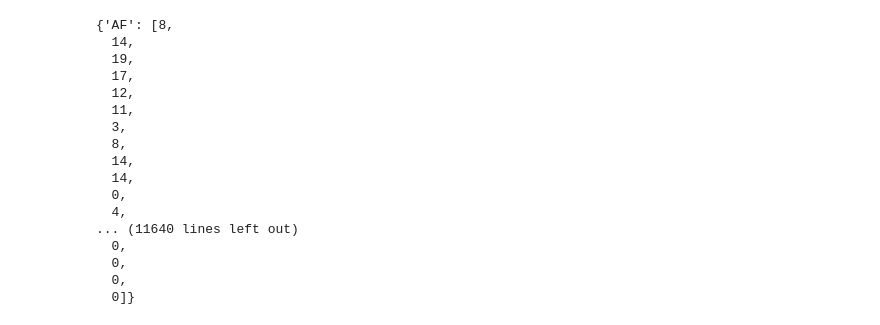
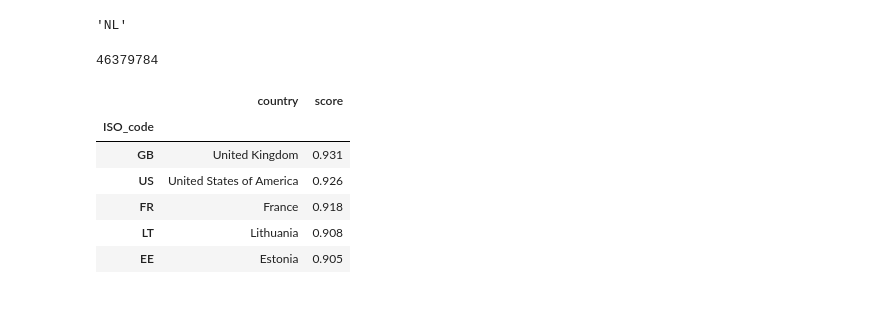
Before and after one commit to kahraman11/EOS2019, a Jupyter notebook: Block 4/Block 4.ipynb, the cells around one changed output. Drawn from its saved outputs; the diff is of its cells as text; code cells hidden in the pictures.

```diff
--- a/Block 4/Block 4.ipynb
+++ b/Block 4/Block 4.ipynb
@@ -209,20 +92,18 @@ Reading file: ./data/cmds_sequence_2016-09-13.csv
-# %%
-country_activity
-# %% [output]
-{'AF': [8,
-  14,
-  19,
-  17,
-  12,
-  11,
-  3,
-  8,
-  14,
-  14,
-  0,
-  4,
-... (11640 lines left out)
-  0,
-  0,
-  0,
-  0]}
+# %%
+get_country_code('130.89.161.239')  # Own campus IP, should return NL
+# %% [output]
+'NL'
+# %%
+ip_mapping['NL']
+# %% [output]
+46379784
+# %%
+awareness_1.head()
+# %% [output]
+|  | country | score |
+| ISO_code |  |  |
+| GB | United Kingdom | 0.931 |
+| US | United States of America | 0.926 |
+| FR | France | 0.918 |
+| LT | Lithuania | 0.908 |
+| EE | Estonia | 0.905 |
```
Also changed, not shown: parts of 15 cells of this notebook, 11 other files.
